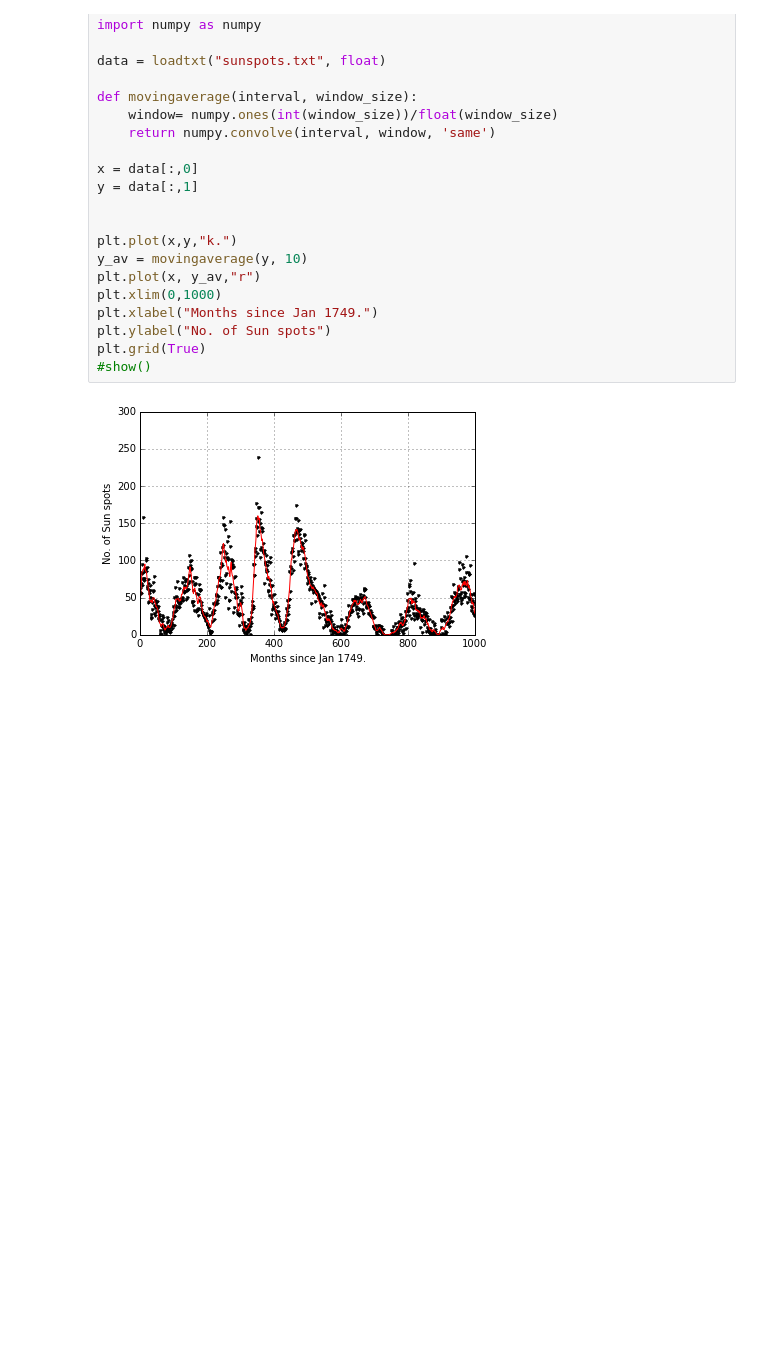
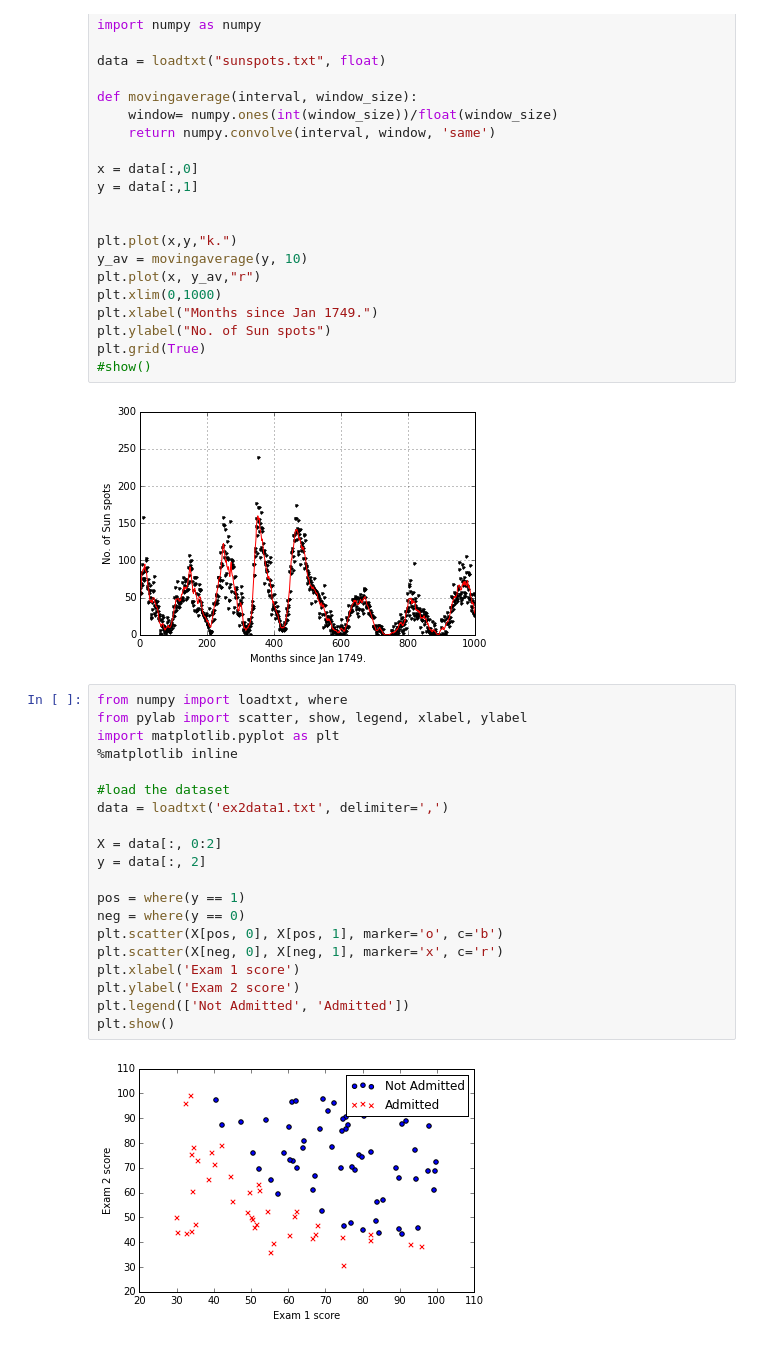
Before and after one commit to hepip/MachineLearning, a Jupyter notebook: AnomalyDetection.ipynb, the cells around one changed output. Drawn from its saved outputs; the diff is of its cells as text; blank space fills up the shorter version.

```diff
--- a/AnomalyDetection.ipynb
+++ b/AnomalyDetection.ipynb
@@ -28,3 +28,25 @@ plt.grid(True)
 #show()
 # %% [output]
 [figure]
+# %%
+from numpy import loadtxt, where
+from pylab import scatter, show, legend, xlabel, ylabel
+import matplotlib.pyplot as plt
+%matplotlib inline
+
+#load the dataset
+data = loadtxt('ex2data1.txt', delimiter=',')
+
+X = data[:, 0:2]
+y = data[:, 2]
+
+pos = where(y == 1)
+neg = where(y == 0)
+plt.scatter(X[pos, 0], X[pos, 1], marker='o', c='b')
+plt.scatter(X[neg, 0], X[neg, 1], marker='x', c='r')
+plt.xlabel('Exam 1 score')
+plt.ylabel('Exam 2 score')
+plt.legend(['Not Admitted', 'Admitted'])
+plt.show()
+# %% [output]
+[figure, added]
```
Also changed, not shown: 1 other file.
